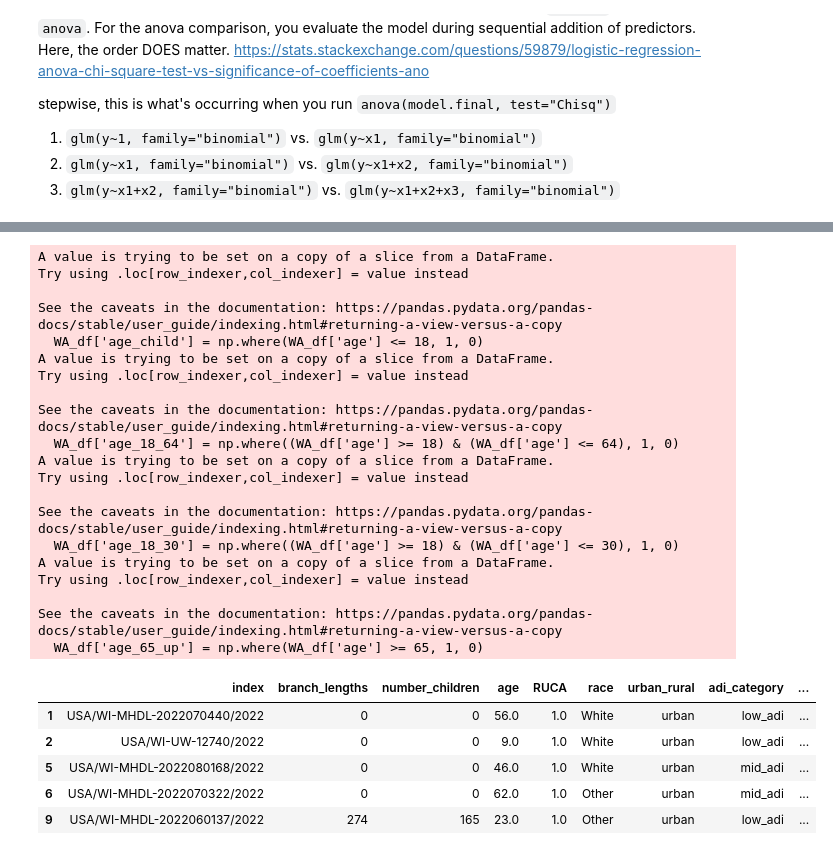
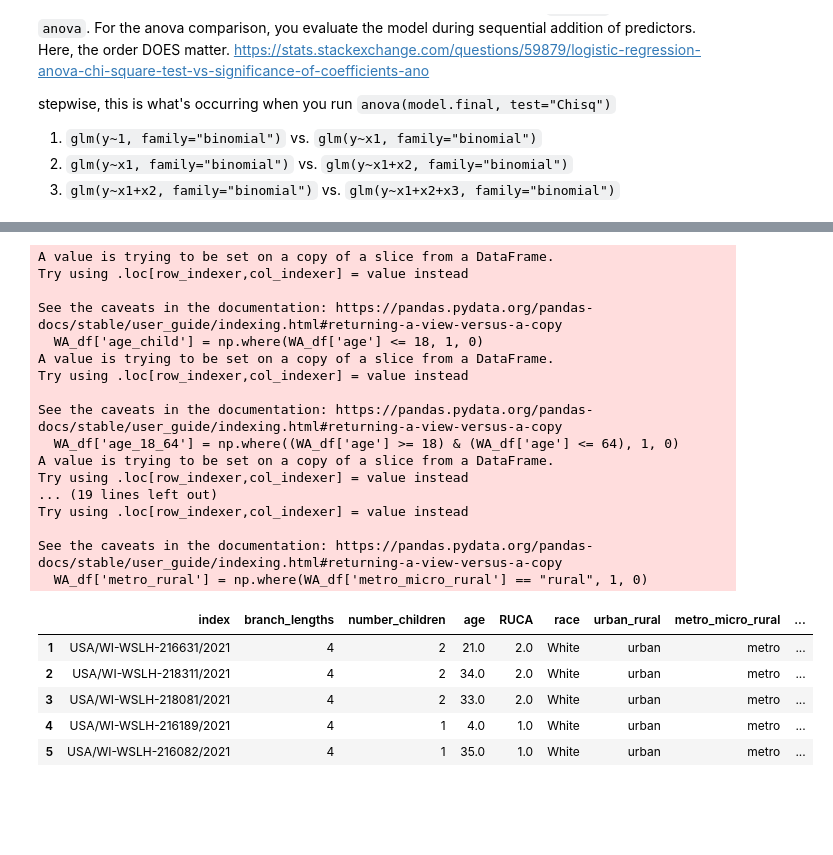
Before and after one commit to moncla-lab/WI-SARS-CoV-2-Phylodynamics, a Jupyter notebook: divergence-tree-analyses/Regression-analysis-on-descendants-in-divergence-tree.ipynb, the cells around one changed output, grey strips where cells are left out. Drawn from its saved outputs; the diff is of its cells as text; code cells hidden in the pictures; blank space fills up the shorter version.

Commit message:
updating comments for readability, adding in separate parsing for omicron and delta metadata files

```diff
--- a/divergence-tree-analyses/Regression-analysis-on-descendants-in-divergence-tree.ipynb
+++ b/divergence-tree-analyses/Regression-analysis-on-descendants-in-divergence-tree.ipynb
@@ -186,15 +235,17 @@ def return_descendants_dict(tree, metadata, cutoff):
             age = return_metadata_value(i.name, metadata, "age")
             race = return_metadata_value(i.name, metadata, "race")
             urban_rural = return_metadata_value(i.name, metadata, "urban_rural")
+            metro_micro_rural = return_metadata_value(i.name, metadata, "metro_micro_rural")
             adi_category = return_metadata_value(i.name, metadata, "adi_category")
             ADI_national = return_metadata_value(i.name, metadata, "ADI_national")
             ADI_state = return_metadata_value(i.name, metadata, "ADI_state")
+            pop_density = return_metadata_value(i.name, metadata, "pop_density")
 
             # calculate branch length in time
             time_branch_length = return_branch_length_in_days(i)
 
             # now do descendants/no descendants with divergences
-            if "node_attrs" not in k.parent.traits: # if at the root, pass
+            if "node_attrs" not in i.parent.traits: # if at the root, pass
                 print("at root")
 
             else:
@@ -213,9 +264,11 @@ def return_descendants_dict(tree, metadata, cutoff):
                     output_dict[i.name]['RUCA'] = RUCA
                     output_dict[i.name]['race'] = race
                     output_dict[i.name]['urban_rural'] = urban_rural
+                    output_dict[i.name]['metro_micro_rural'] = metro_micro_rural
                     output_dict[i.name]['adi_category'] = adi_category
                     output_dict[i.name]['ADI_national'] = ADI_national
                     output_dict[i.name]['ADI_state'] = ADI_state
+                    output_dict[i.name]['pop_density'] = pop_density
                     output_dict[i.name]['time_branch_length'] = time_branch_length
 
                 else:
@@ -228,9 +281,11 @@ def return_descendants_dict(tree, metadata, cutoff):
                         output_dict[i.name]['race'] = race
                         output_dict[i.name]['age'] = age
                         output_dict[i.name]['urban_rural'] = urban_rural
+                        output_dict[i.name]['metro_micro_rural'] = metro_micro_rural
                         output_dict[i.name]['adi_category'] = adi_category
                         output_dict[i.name]['ADI_national'] = ADI_national
                         output_dict[i.name]['ADI_state'] = ADI_state
+                        output_dict[i.name]['pop_density'] = pop_density
                         output_dict[i.name]['time_branch_length'] = time_branch_length
 
 
@@ -241,8 +296,16 @@ def return_descendants_dict(tree, metadata, cutoff):
 """set paths. This North American tree is distinct from thee tree on nextstrain.org/mumps/na because I retained all
 Washington sequences in it. Several Washington sequences are highly divergent, so they are dropped from Nextstrain,
 but retained here"""
-tree_path = "ncov_om_ba4_5_all.json"
-metadata_path = "omba_45_meta_filtered.tsv"
+omicron_tree_path = "ncov_om_ba4_5_all.json"
+omicron_metadata_path = "omba_45_meta_filtered.tsv"
+
+delta_tree_path = "ncov_delta_allWI_ctxt60.json"
+delta_metadata_path = "allWI_ctxt60_delta_metadata.tsv"
+
+# define which ones to use
+metadata_path = delta_metadata_path
+tree_path = delta_tree_path
+metadata_parsing = read_metadata_delta
 
 """set cutoff value for defining a near 0 branch length; here I'm using 1e-16. The value
 that seems to be the minimum set for 0 branch lengths using treetime seems to be 6e-18,
@@ -254,7 +317,7 @@ and they produce the same results"""
 cutoff = float(1/30000)
 
 # run
-metadata = read_metadata(metadata_path)
+metadata = metadata_parsing(metadata_path)
 tree = read_json_to_tree(tree_path)
 polytomies,not_polytomies,output_dict = return_descendants_dict(tree, metadata, cutoff)
 # %% [output]
@@ -359,6 +406,7 @@ stepwise, this is what's occurring when you run `anova(model.final, test="Chisq"
 # %%
 # convert age to numeric
 WA_df['age'] = pd.to_numeric(WA_df['age'])
+WA_df['pop_density'] = pd.to_numeric(WA_df['pop_density'])
 # %% [output]
 A value is trying to be set on a copy of a slice from a DataFrame.
 Try using .loc[row_indexer,col_indexer] = value instead
@@ -374,37 +427,39 @@ print(np.median(WA_df['age']))
 # %%
 # generate age bins, where a 1 means you are at least 20 years of age, and a 0 means you are < 20 years of age
 WA_df['age_child'] = np.where(WA_df['age'] <= 18, 1, 0)
 WA_df['age_18_64'] = np.where((WA_df['age'] >= 18) & (WA_df['age'] <= 64), 1, 0)
 WA_df['age_18_30'] = np.where((WA_df['age'] >= 18) & (WA_df['age'] <= 30), 1, 0)
 WA_df['age_65_up'] = np.where(WA_df['age'] >= 65, 1, 0)
+
+WA_df['metro'] = np.where(WA_df['metro_micro_rural'] == "metro", 1, 0)
+WA_df['micro'] = np.where(WA_df['metro_micro_rural'] == "micro", 1, 0)
+WA_df['metro_rural'] = np.where(WA_df['metro_micro_rural'] == "rural", 1, 0)
+
 WA_df.head()
 # %% [output]
 A value is trying to be set on a copy of a slice from a DataFrame.
 Try using .loc[row_indexer,col_indexer] = value instead
 
 See the caveats in the documentation: https://pandas.pydata.org/pandas-docs/stable/user_guide/indexing.html#returning-a-view-versus-a-copy
   WA_df['age_child'] = np.where(WA_df['age'] <= 18, 1, 0)
 A value is trying to be set on a copy of a slice from a DataFrame.
 Try using .loc[row_indexer,col_indexer] = value instead
 
 See the caveats in the documentation: https://pandas.pydata.org/pandas-docs/stable/user_guide/indexing.html#returning-a-view-versus-a-copy
   WA_df['age_18_64'] = np.where((WA_df['age'] >= 18) & (WA_df['age'] <= 64), 1, 0)
 A value is trying to be set on a copy of a slice from a DataFrame.
 Try using .loc[row_indexer,col_indexer] = value instead
-
-See the caveats in the documentation: https://pandas.pydata.org/pandas-docs/stable/user_guide/indexing.html#returning-a-view-versus-a-copy
-  WA_df['age_18_30'] = np.where((WA_df['age'] >= 18) & (WA_df['age'] <= 30), 1, 0)
-A value is trying to be set on a copy of a slice from a DataFrame.
+... (19 lines left out)
 Try using .loc[row_indexer,col_indexer] = value instead
 
 See the caveats in the documentation: https://pandas.pydata.org/pandas-docs/stable/user_guide/indexing.html#returning-a-view-versus-a-copy
-  WA_df['age_65_up'] = np.where(WA_df['age'] >= 65, 1, 0)
+  WA_df['metro_rural'] = np.where(WA_df['metro_micro_rural'] == "rural", 1, 0)
-|  | index | branch_lengths | number_children | age | RUCA | race | urban_rural | adi_category | ... |
-| 1 | USA/WI-MHDL-2022070440/2022 | 0 | 0 | 56.0 | 1.0 | White | urban | low_adi | ... |
-| 2 | USA/WI-UW-12740/2022 | 0 | 0 | 9.0 | 1.0 | White | urban | low_adi | ... |
-| 5 | USA/WI-MHDL-2022080168/2022 | 0 | 0 | 46.0 | 1.0 | White | urban | mid_adi | ... |
-| 6 | USA/WI-MHDL-2022070322/2022 | 0 | 0 | 62.0 | 1.0 | Other | urban | mid_adi | ... |
-| 9 | USA/WI-MHDL-2022060137/2022 | 274 | 165 | 23.0 | 1.0 | Other | urban | low_adi | ... |
+|  | index | branch_lengths | number_children | age | RUCA | race | urban_rural | metro_micro_rural | ... |
+| 1 | USA/WI-WSLH-216631/2021 | 4 | 2 | 21.0 | 2.0 | White | urban | metro | ... |
+| 2 | USA/WI-WSLH-218311/2021 | 4 | 2 | 34.0 | 2.0 | White | urban | metro | ... |
+| 3 | USA/WI-WSLH-218081/2021 | 4 | 2 | 33.0 | 2.0 | White | urban | metro | ... |
+| 4 | USA/WI-WSLH-216189/2021 | 4 | 1 | 4.0 | 1.0 | White | urban | metro | ... |
+| 5 | USA/WI-WSLH-216082/2021 | 4 | 1 | 35.0 | 1.0 | White | urban | metro | ... |
 # %%
 # print out the number of different categories that have descendants and don't have descendants
 print("\nurban:")
```
Also changed, not shown: parts of 39 cells of this notebook.
